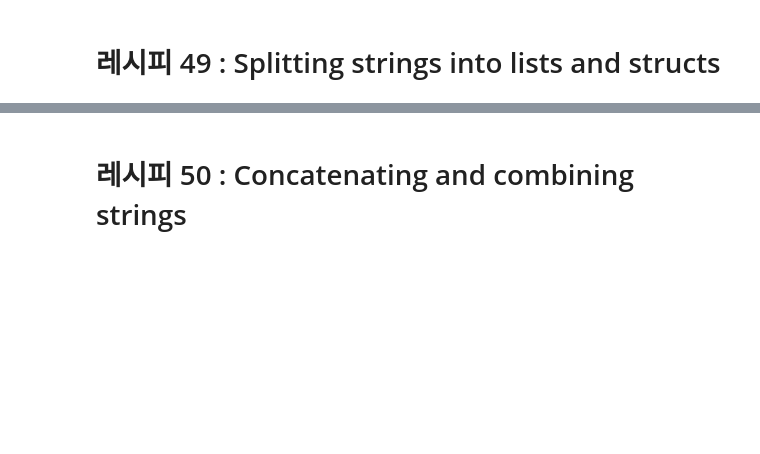
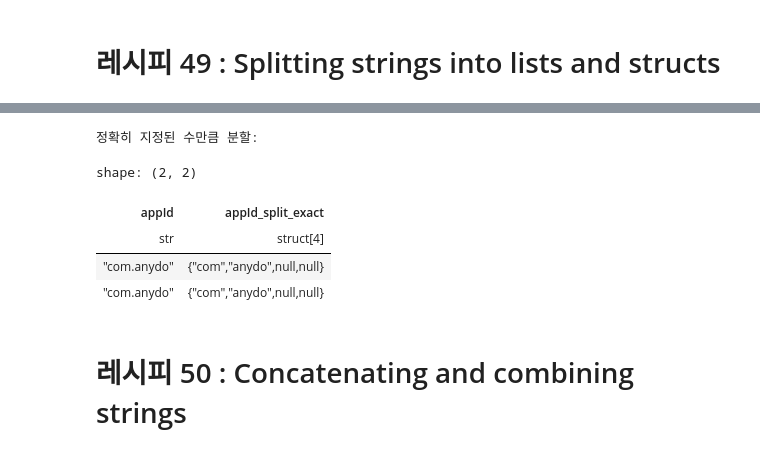
Before and after one commit to dschloe/polars_recipes, a Jupyter notebook: ch09_string_manipulation.ipynb, the cells around one changed output, grey strips where cells are left out. Drawn from its saved outputs; the diff is of its cells as text; code cells hidden in the pictures; blank space fills up the shorter version.

```diff
--- a/ch09_string_manipulation.ipynb
+++ b/ch09_string_manipulation.ipynb
@@ -477,3 +491,19 @@ shape: (2, 2)
+# %%
+# .str.split_exact()
+split_exact_df = df.select([
+    'appId',
+    # 정확히 3개 부분으로 분할
+    pl.col("appId").str.split_exact(".", 3).alias("appId_split_exact")
+])
+print("\n정확히 지정된 수만큼 분할:")
+split_exact_df.head(2)
+# %% [output]
+정확히 지정된 수만큼 분할:
+shape: (2, 2)
+| appId | appId_split_exact |
+| str | struct[4] |
+| "com.anydo" | {"com","anydo",null,null} |
+| "com.anydo" | {"com","anydo",null,null} |
 # %% [markdown]
 # 레시피 50 : Concatenating and combining strings
 # %%
```
Also changed, not shown: parts of 8 cells of this notebook, 2 other files.
